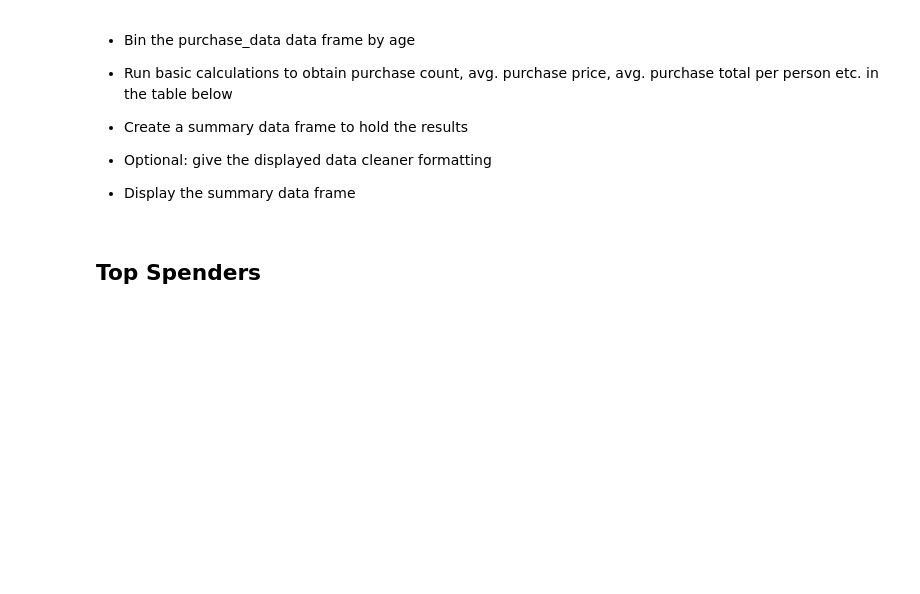
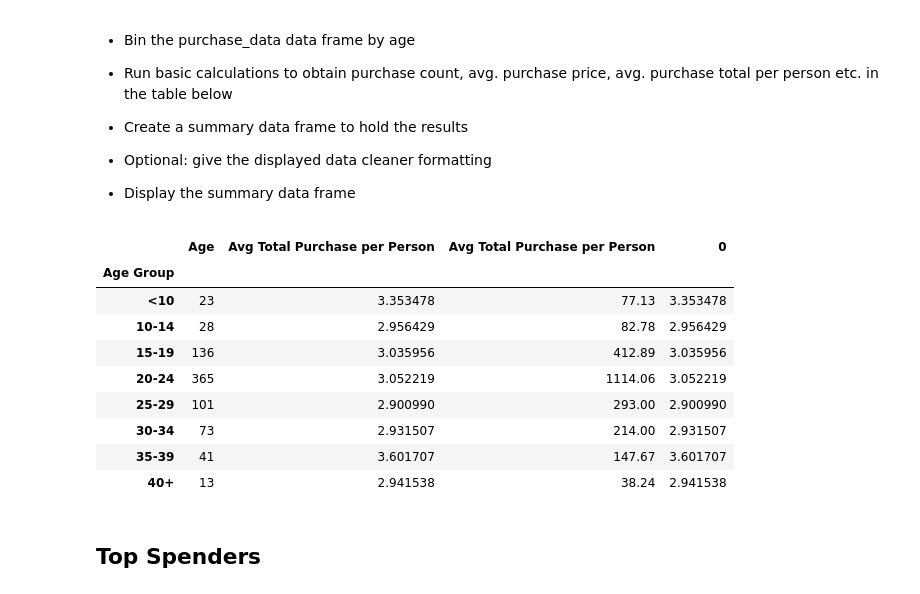
Before and after one commit to Vangroovy/Pandas_Homework, a Jupyter notebook: HeroesOfPymoli.ipynb, the cells around one changed output. Cells and saved outputs as stored; diff of their text form; code cells hidden in the pictures; blank space fills up the shorter version.

```diff
--- a/HeroesOfPymoli.ipynb
+++ b/HeroesOfPymoli.ipynb
@@ -131,25 +129,27 @@ purchase_gender_df
 
 * Display Age Demographics Table
 # %%
+#Determine the min and max age
+print (purchase_data_df['Age'].min())
+print (purchase_data_df['Age'].max())
+
 #Create bins
-bins = (0,9,14,19,24,29,34,39,100)
+bins = (0,9,14,19,24,29,34,39,45)
 
-#Create lablels
 group_labels = ["<10","10-14", "15-19", "20-24", "25-29", "30-34", "35-39", "40+"]
 
-pd.cut(purchase_data_df["Age"], bins, labels = group_labels).head()
+#Slice the data and put it into the purchase data table
+purchase_data_df["Age Group"] = pd.cut(purchase_data_df["Age"], bins, labels = group_labels)
 
-purchase_data_df["Age Group"] = pd.cut(purchase_data_df["Age"], bins, labels=group_labels)
-purchase_data_df.head()
+#Group by Age and count the total of unique customers in the age group
+age_group = purchase_data_df.groupby("Age Group")
+count_age = age_group['SN'].nunique()
 
-#Group by Age
-age_group = purchase_data_df.groupby("Age Group")
+#Find the percentage this represents
+percentage_age = age_group['SN'].nunique()/ total_players
 
-#Find out number of players in each age group
-unique_age_group = age_group["SN"].nunique().tolist
-
-
-#Calculate the percentage of players in each age group
-
-percent_by_age = (unique_age_group / total_players)
+#Summarize in a table
+age_summary = pd.concat([count_age, percentage_age], axis = 1)
+age_sumnmary = age_summary.rename(columns = {"SN":"Total Count", "SN":"Percentage of Players"})
+age_summary
 # %% [output]
@@ -170,6 +181,32 @@ TypeError: unsupported operand type(s) for /: 'method' and 'int'
 
 
 * Display the summary data frame
+# %%
+purchase_count_age = purchase_data_df.groupby("Age Group")["Age"].count()
+avg_price_age = purchase_data_df.groupby("Age Group")["Price"].mean()
+age_total_purchase = purchase_data_df.groupby("Age Group")["Price"].sum()
+avg_total_purchase_age = age_total_purchase / purchase_count_age
+
+#Build the summary dataframe
+purchase_age_df = pd.concat([purchase_count_age, avg_price_age, age_total_purchase,
+                               avg_total_purchase_age],
+                             axis=1)
+
+purchase_age_df = purchase_age_df.rename(columns = {"Price":"Purchase Count", "Price" :"Average Purchase Price",
+                                                         "Price": "Total Purchase Value",
+                                                        "Price" :"Avg Total Purchase per Person"})
+purchase_age_df
+# %% [output]
+|  | Age | Avg Total Purchase per Person | Avg Total Purchase per Person | 0 |
+| Age Group |  |  |  |  |
+| <10 | 23 | 3.353478 | 77.13 | 3.353478 |
+| 10-14 | 28 | 2.956429 | 82.78 | 2.956429 |
+| 15-19 | 136 | 3.035956 | 412.89 | 3.035956 |
+| 20-24 | 365 | 3.052219 | 1114.06 | 3.052219 |
+| 25-29 | 101 | 2.900990 | 293.00 | 2.900990 |
+| 30-34 | 73 | 2.931507 | 214.00 | 2.931507 |
+| 35-39 | 41 | 3.601707 | 147.67 | 3.601707 |
+| 40+ | 13 | 2.941538 | 38.24 | 2.941538 |
 # %% [markdown]
 ## Top Spenders
 # %% [markdown]
```
Also changed, not shown: parts of 7 cells of this notebook.
